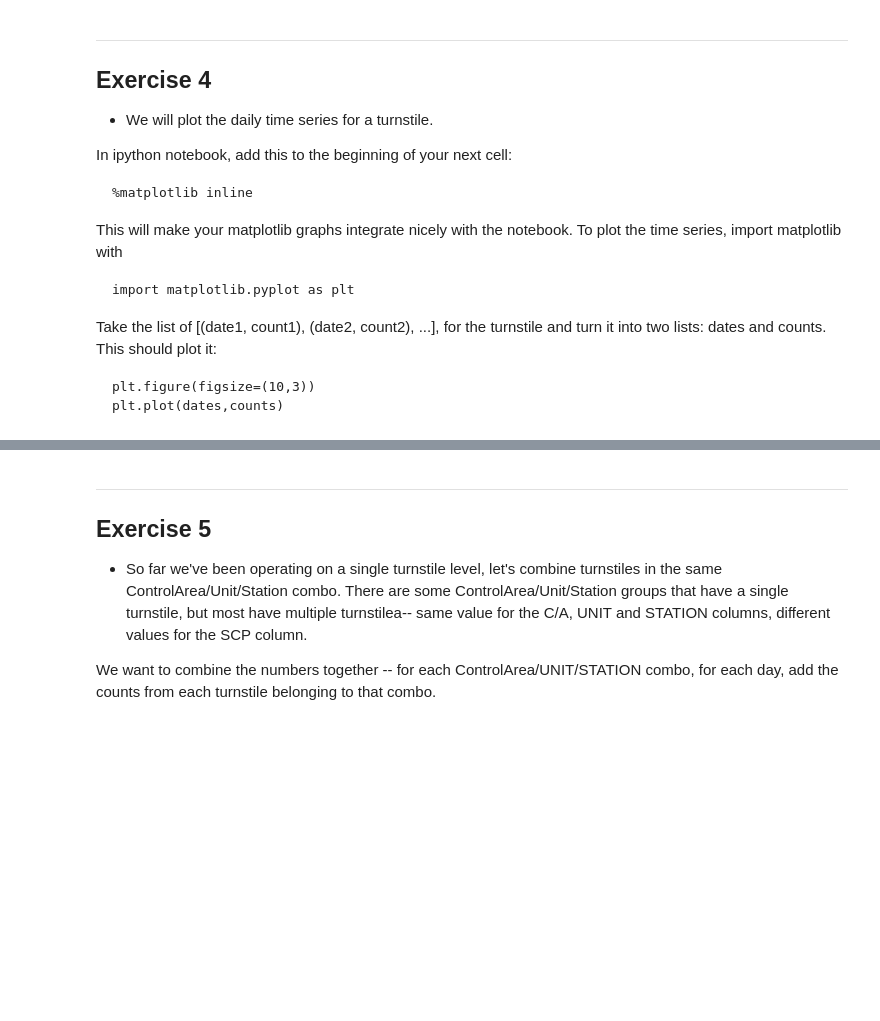
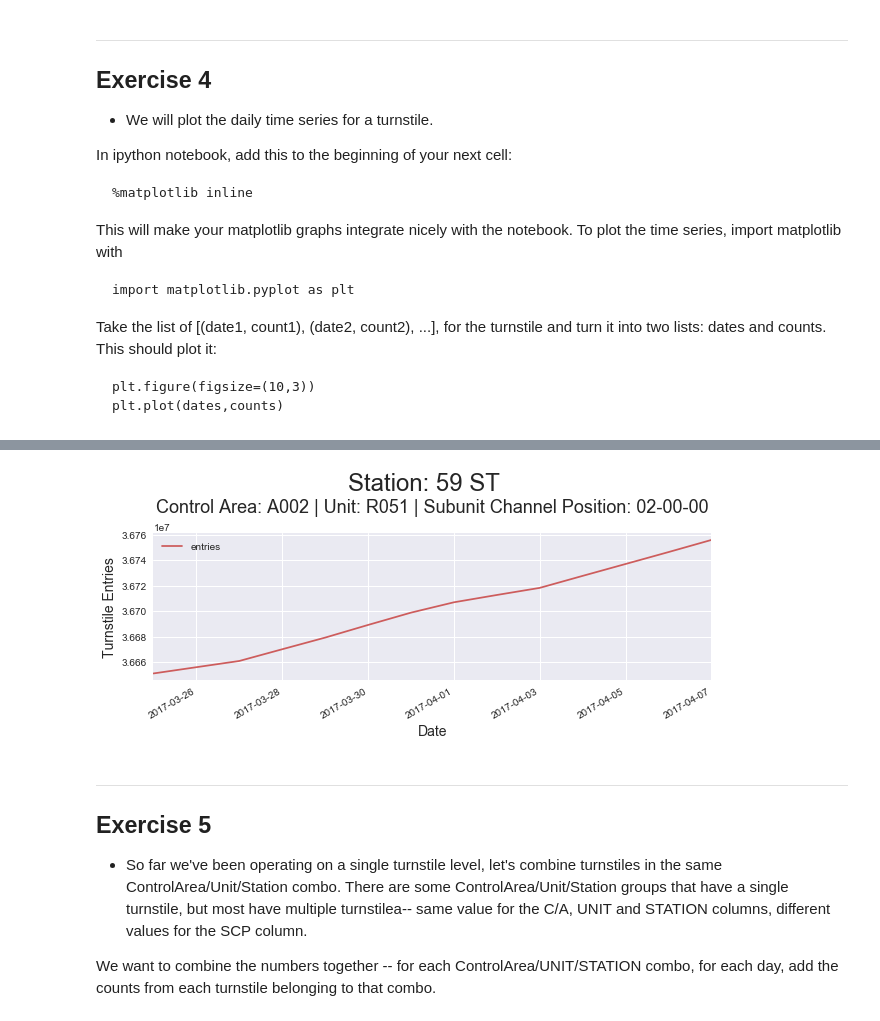
Before and after one commit to TimothyHelton/k2datascience, a Jupyter notebook: notebooks/EDA_MTA_Exercises.ipynb, the cells around one changed output, grey strips where cells are left out. Saved outputs shown, nothing was run; the diff lists cells and outputs as text; code cells hidden in the pictures; blank space fills up the shorter version.

```diff
--- a/notebooks/EDA_MTA_Exercises.ipynb
+++ b/notebooks/EDA_MTA_Exercises.ipynb
@@ -35,7 +50,7 @@ file_quantity = 2
 # %% [markdown]
 Scrape [MTA Turnstile Web Page](http://web.mta.info/developers/turnstile.html) to extract all available data files.
 # %%
-d = mta.TurnstileData()
+d = nyc_mta.TurnstileData()
 if download:
     d.write_data_files(qty=file_quantity)
     print(f'\n\nThe raw data files were written out to:\n\n{d.data_dir}')
@@ -279,3 +314,25 @@ dates and counts. This should plot it:
+# %%
+label_size = 14
+
+fig = plt.figure('Station 59 ST: Daily Turnstile Entries', figsize=(10, 3),
+                 facecolor='white', edgecolor='black')
+ax1 = plt.subplot2grid((1, 1), (0, 0))
+
+dt = d.daily_totals
+selection = dt[(dt['c/a']=='A002') &
+               (dt.unit=='R051') &
+               (dt.scp=='02-00-00') &
+               (dt.station=='59 ST')]
+selection.plot(x='date', y='entries', color='IndianRed', ax=ax1)
+
+plt.suptitle('Station: 59 ST', fontsize=24, y=1.16);
+plt.title('Control Area: A002 | Unit: R051 | Subunit Channel Position: 02-00-00',
+          fontsize=18, y=1.10);
+ax1.set_xlabel('Date', fontsize=label_size)
+ax1.set_ylabel('Turnstile Entries', fontsize=label_size)
+fig.autofmt_xdate();
+# %% [output]
+[figure, added]
 # %% [markdown]
 ---
 ## Exercise 5
```
Also changed, not shown: parts of 5 cells of this notebook, 2 other files.
